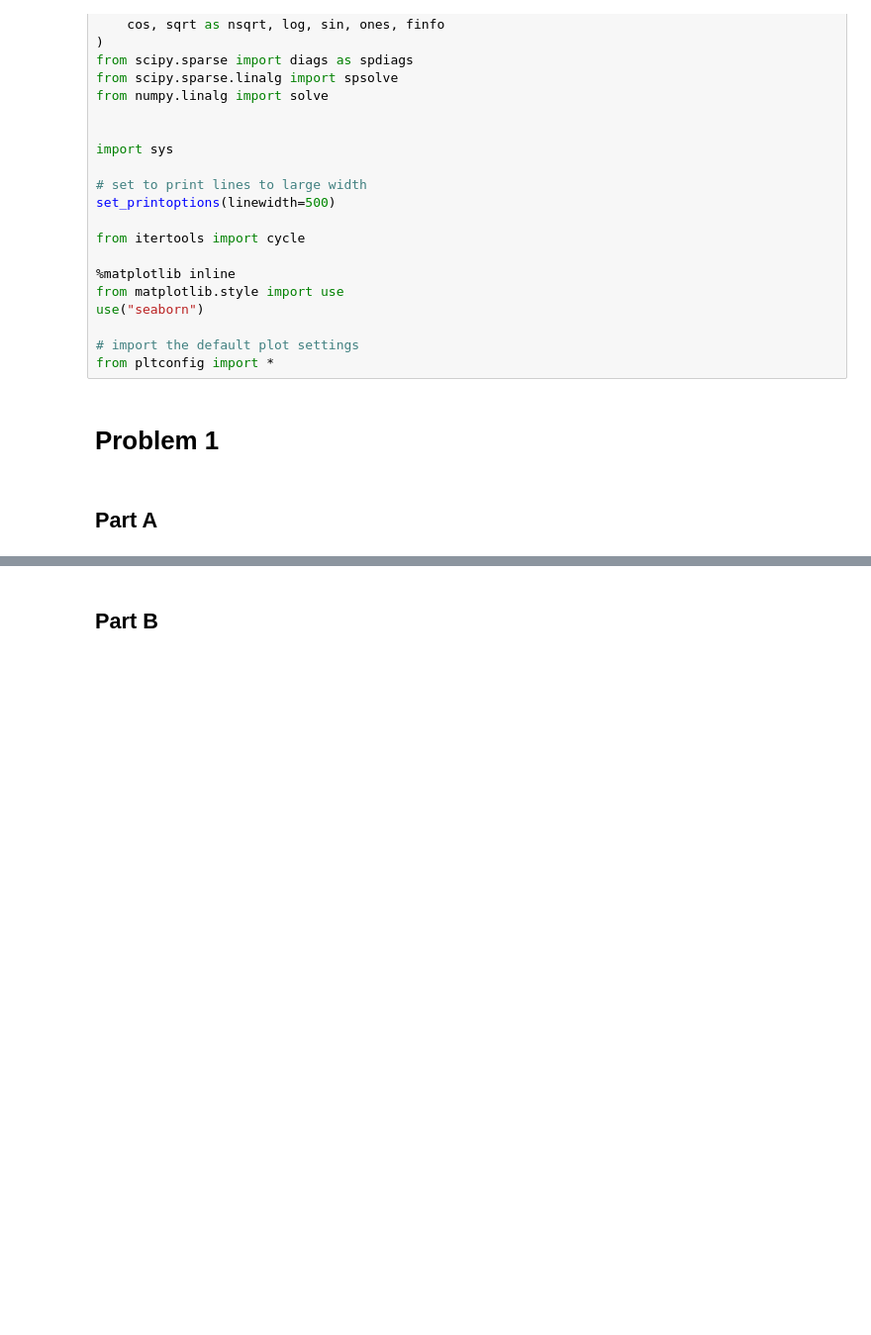
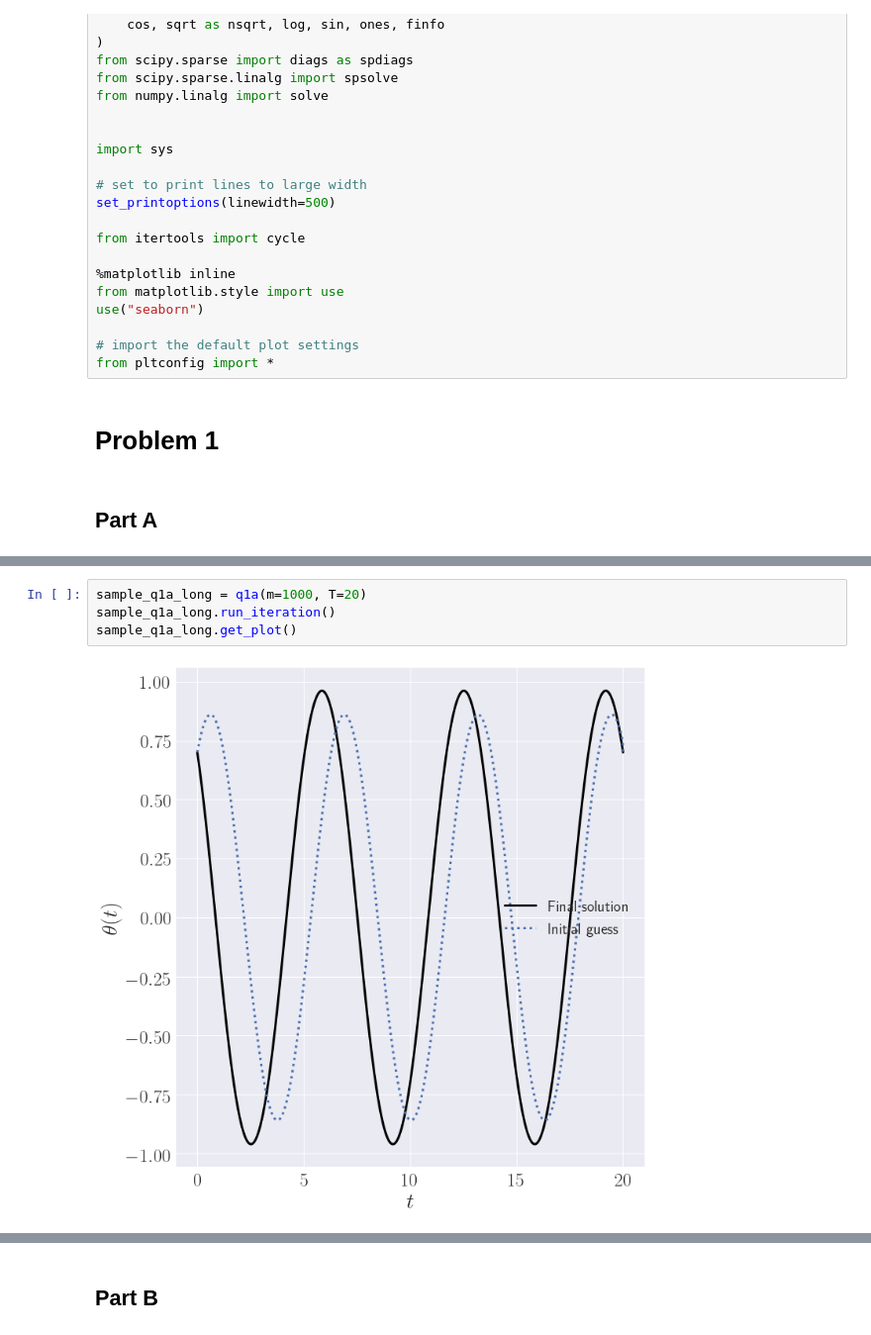
Before and after one commit to jnlucero96/apma922, a Jupyter notebook: assignment02/ipy_notebooks/A2Q1.ipynb, the cells around one changed output, grey strips where cells are left out. Shown: that part at 99% size. Cells and saved outputs as stored; diff of their text form; blank space fills up the shorter version.

```diff
--- a/assignment02/ipy_notebooks/A2Q1.ipynb
+++ b/assignment02/ipy_notebooks/A2Q1.ipynb
@@ -173,2 +228,8 @@ class q1a(object):
+# %%
+sample_q1a_long = q1a(m=1000, T=20)
+sample_q1a_long.run_iteration()
+sample_q1a_long.get_plot()
+# %% [output]
+[figure, added]
 # %%
 sample_q1a = q1a()
```
Also changed, not shown: parts of 6 cells of this notebook.
